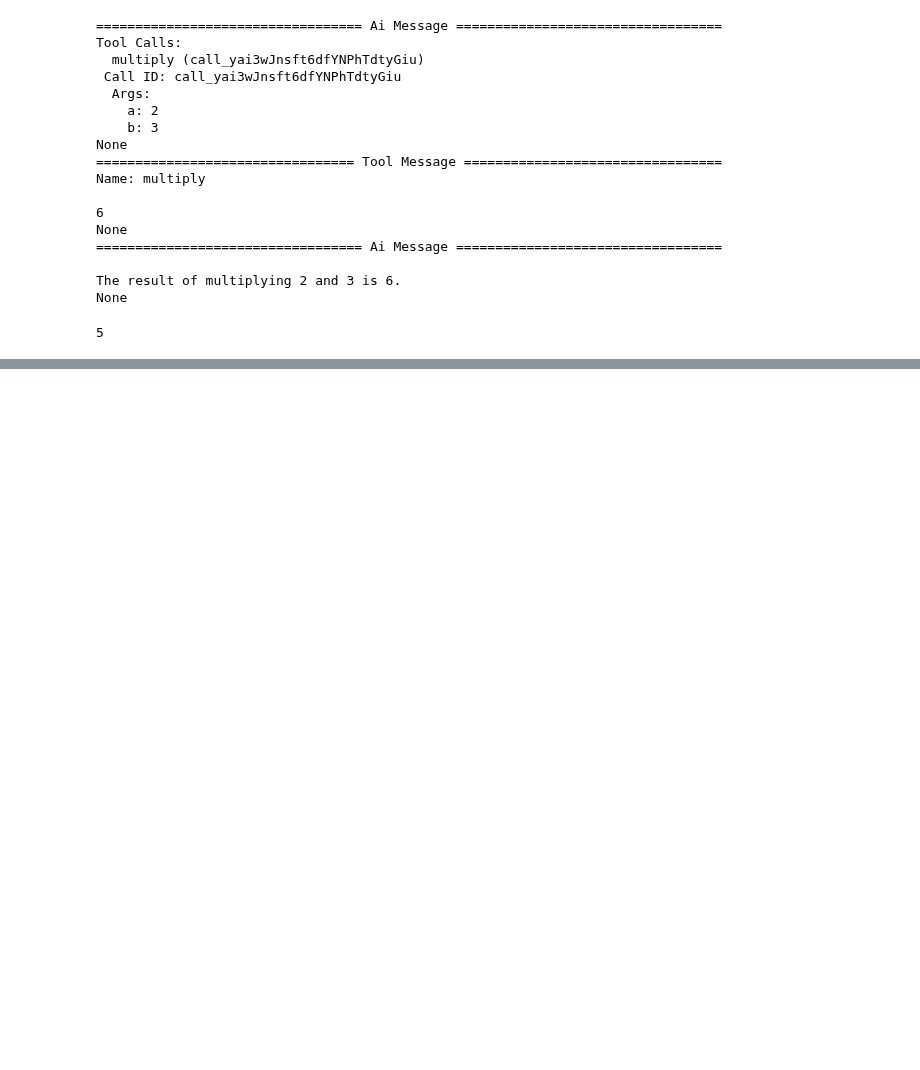
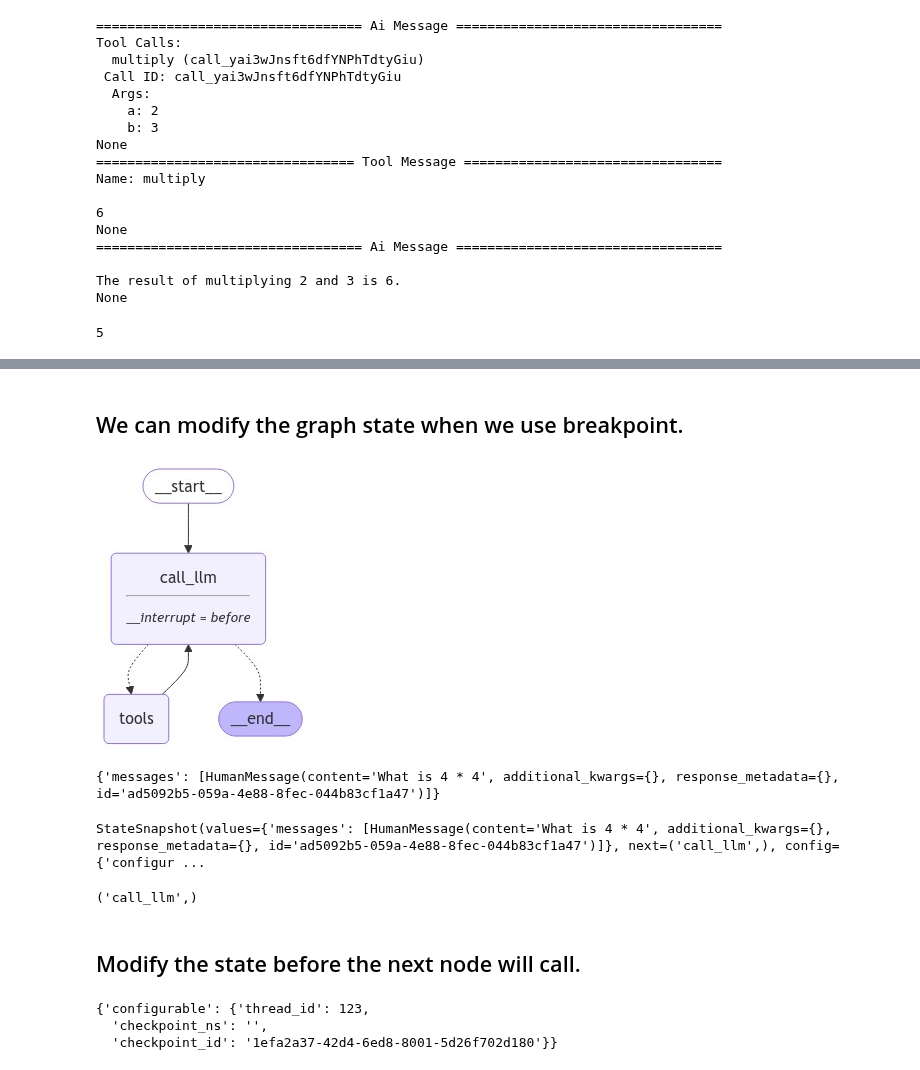
Before and after one commit to adityash97/DataScience, a Jupyter notebook: langchain_components_example/breakpoint.ipynb, the cells around one changed output, grey strips where cells are left out. Saved outputs shown, nothing was run; the diff lists cells and outputs as text; code cells hidden in the pictures; blank space fills up the shorter version.

Commit message:
Break point | Time Travel (Human in loop)

```diff
--- a/langchain_components_example/breakpoint.ipynb
+++ b/langchain_components_example/breakpoint.ipynb
@@ -141,0 +200,70 @@ len(events)
+# %% [markdown]
+## We can modify the graph state when we use breakpoint.
+# %%
+# simple tool
+from langchain_openai import ChatOpenAI
+def multiply(a:int,b:int)-> int:
+    """helps to muplitply two number
+
+    Args:
+        a : first number
+        b : second number
+    """
+    return a * b
+llm = ChatOpenAI(model='gpt-4o-mini')
+tools = [multiply]
+llm_with_tools = llm.bind_tools(tools)
+# %%
+from langchain_core.messages import SystemMessage,HumanMessage
+from langgraph.graph import START,END,StateGraph,MessagesState
+from langgraph.prebuilt import tools_condition,ToolNode
+from IPython.display import display,Image
+from langgraph.checkpoint.memory import MemorySaver
+
+memory = MemorySaver()
+# state
+class State(MessagesState):
+    pass
+
+# node
+def call_llm(state):
+    return({'messages':[SystemMessage(content='You are an AI assistant who can do arithmatic operations.')] + [llm_with_tools.invoke(state['messages'])]})
+
+builder = StateGraph(State)
+builder.add_node('call_llm',call_llm)
+builder.add_node('tools',ToolNode(tools))
+
+builder.add_edge(START,'call_llm')
+builder.add_conditional_edges('call_llm',tools_condition)
+builder.add_edge('tools','call_llm')
+
+graph = builder.compile(checkpointer=memory,interrupt_before=['call_llm'])
+
+display(Image(graph.get_graph().draw_mermaid_png()))
+# %% [output]
+[figure, added]
+# %%
+config = {'configurable':{'thread_id':123}}
+graph.invoke({'messages':[HumanMessage(content="What is 4 * 4")]}, config)
+# %% [output]
+{'messages': [HumanMessage(content='What is 4 * 4', additional_kwargs={}, response_metadata={}, id='ad5092b5-059a-4e88-8fec-044b83cf1a47')]}
+# %%
+graph_state = graph.get_state(config)
+print(graph_state)
+# %% [output]
+StateSnapshot(values={'messages': [HumanMessage(content='What is 4 * 4', additional_kwargs={}, response_metadata={}, id='ad5092b5-059a-4e88-8fec-044b83cf1a47')]}, next=('call_llm',), config={'configur ...
+# %%
+print(graph_state.next)
+# %% [output]
+('call_llm',)
+# %% [markdown]
+## Modify the state before the next node will call.
+# %%
+graph.update_state(
+    config=config,
+    values={'messages' : [HumanMessage(content="No,what is 9 * 9?")]}
+)
+# %% [output]
+{'configurable': {'thread_id': 123,
+  'checkpoint_ns': '',
+  'checkpoint_id': '1efa2a37-42d4-6ed8-8001-5d26f702d180'}}
```
Also changed, not shown: parts of 10 cells of this notebook, 1 other file.
